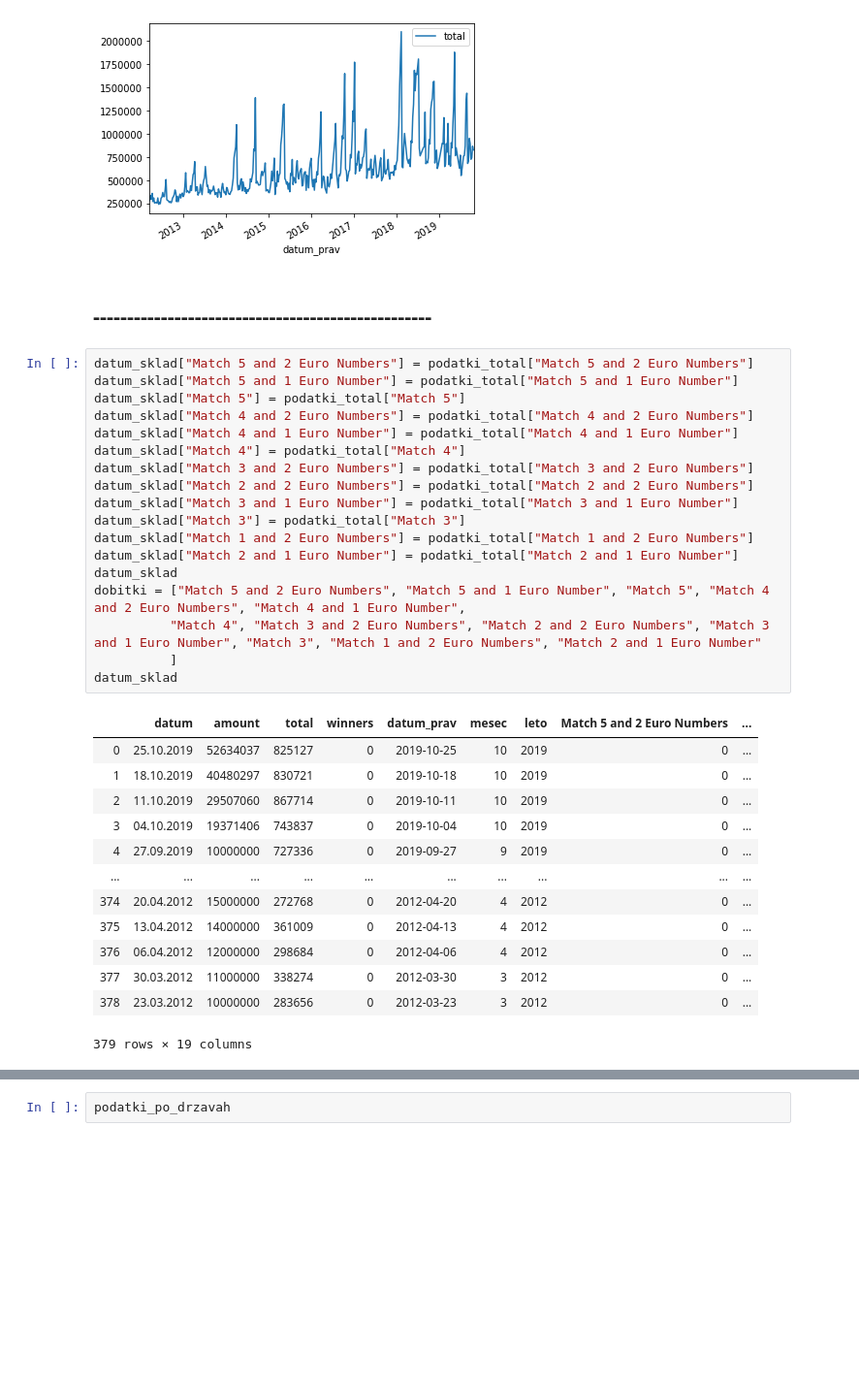
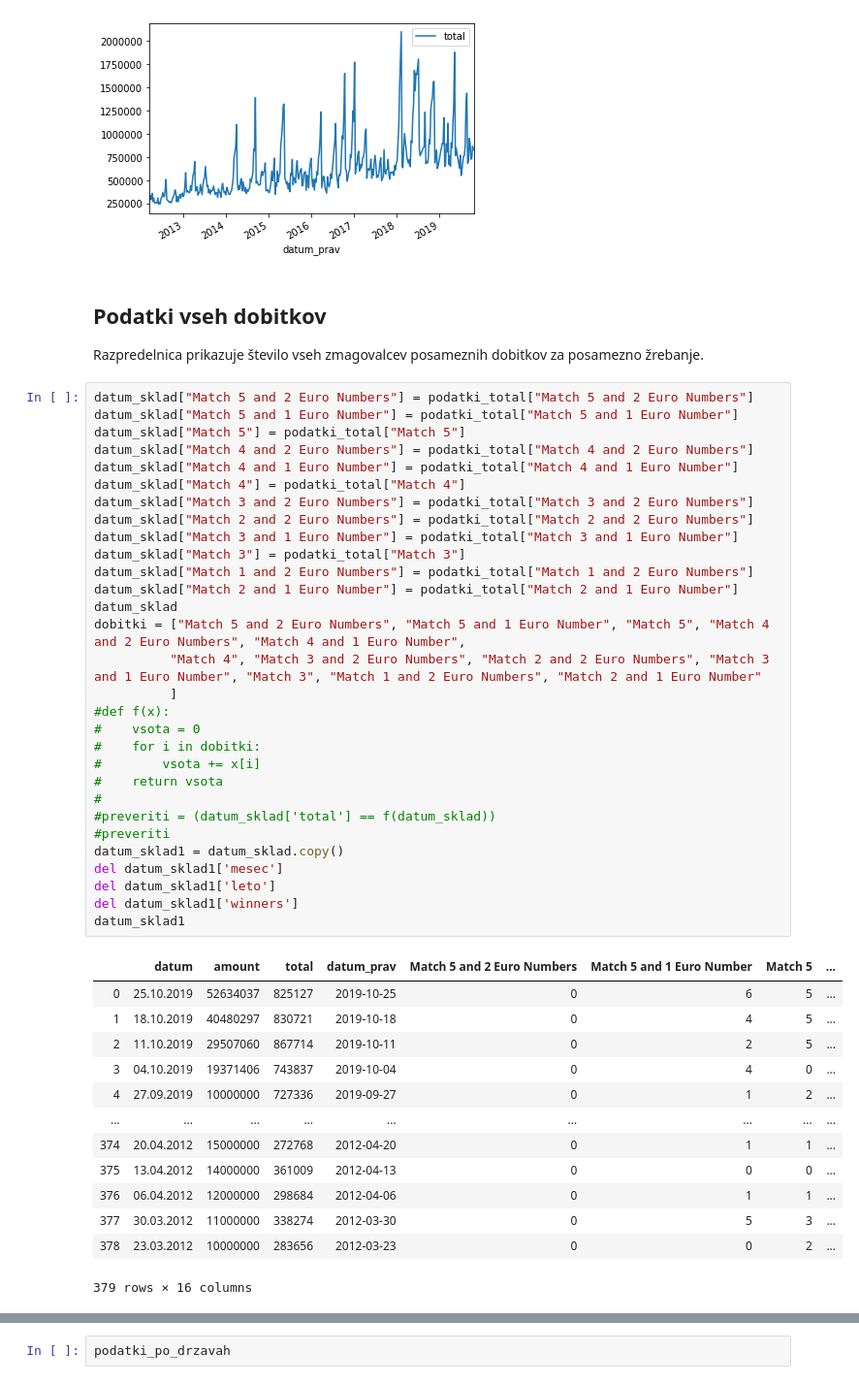
Before and after one commit to Andraz1999/Analiza_podatkov, a Jupyter notebook: Analiza_za_euro_jackpot.ipynb, the cells around one changed output, grey strips where cells are left out. Shown at 97% size. Drawn from its saved outputs; the diff is of its cells as text; blank space fills up the shorter version.

```diff
--- a/Analiza_za_euro_jackpot.ipynb
+++ b/Analiza_za_euro_jackpot.ipynb
@@ -145,37 +176,50 @@ datum_sklad.plot(x ='datum_prav', y='total')
 # %% [output]
 <matplotlib.axes._subplots.AxesSubplot at 0x...>
 [figure]
-# %% [markdown]
-## --------------------------------------------------
+# %% [markdown]
+## Podatki vseh dobitkov
+Razpredelnica prikazuje število vseh zmagovalcev posameznih dobitkov za posamezno žrebanje.
 # %%
 datum_sklad["Match 5 and 2 Euro Numbers"] = podatki_total["Match 5 and 2 Euro Numbers"]
 datum_sklad["Match 5 and 1 Euro Number"] = podatki_total["Match 5 and 1 Euro Number"]
 datum_sklad["Match 5"] = podatki_total["Match 5"]
 datum_sklad["Match 4 and 2 Euro Numbers"] = podatki_total["Match 4 and 2 Euro Numbers"]
 datum_sklad["Match 4 and 1 Euro Number"] = podatki_total["Match 4 and 1 Euro Number"]
 datum_sklad["Match 4"] = podatki_total["Match 4"]
 datum_sklad["Match 3 and 2 Euro Numbers"] = podatki_total["Match 3 and 2 Euro Numbers"]
 datum_sklad["Match 2 and 2 Euro Numbers"] = podatki_total["Match 2 and 2 Euro Numbers"]
 datum_sklad["Match 3 and 1 Euro Number"] = podatki_total["Match 3 and 1 Euro Number"]
 datum_sklad["Match 3"] = podatki_total["Match 3"]
 datum_sklad["Match 1 and 2 Euro Numbers"] = podatki_total["Match 1 and 2 Euro Numbers"]
 datum_sklad["Match 2 and 1 Euro Number"] = podatki_total["Match 2 and 1 Euro Number"]
 datum_sklad
 dobitki = ["Match 5 and 2 Euro Numbers", "Match 5 and 1 Euro Number", "Match 5", "Match 4 and 2 Euro Numbers", "Match 4 and 1 Euro Number",
           "Match 4", "Match 3 and 2 Euro Numbers", "Match 2 and 2 Euro Numbers", "Match 3 and 1 Euro Number", "Match 3", "Match 1 and 2 Euro Numbers", "Match 2 and 1 Euro Number"
           ]
-datum_sklad
+#def f(x):
+#    vsota = 0
+#    for i in dobitki:
+#        vsota += x[i]
+#    return vsota
+#
+#preveriti = (datum_sklad['total'] == f(datum_sklad))
+#preveriti
+datum_sklad1 = datum_sklad.copy()
+del datum_sklad1['mesec']
+del datum_sklad1['leto']
+del datum_sklad1['winners']
+datum_sklad1
 # %% [output]
-|  | datum | amount | total | winners | datum_prav | mesec | leto | Match 5 and 2 Euro Numbers | ... |
-| 0 | 25.10.2019 | 52634037 | 825127 | 0 | 2019-10-25 | 10 | 2019 | 0 | ... |
-| 1 | 18.10.2019 | 40480297 | 830721 | 0 | 2019-10-18 | 10 | 2019 | 0 | ... |
-| 2 | 11.10.2019 | 29507060 | 867714 | 0 | 2019-10-11 | 10 | 2019 | 0 | ... |
-| 3 | 04.10.2019 | 19371406 | 743837 | 0 | 2019-10-04 | 10 | 2019 | 0 | ... |
-| 4 | 27.09.2019 | 10000000 | 727336 | 0 | 2019-09-27 | 9 | 2019 | 0 | ... |
-| ... | ... | ... | ... | ... | ... | ... | ... | ... | ... |
-| 374 | 20.04.2012 | 15000000 | 272768 | 0 | 2012-04-20 | 4 | 2012 | 0 | ... |
-| 375 | 13.04.2012 | 14000000 | 361009 | 0 | 2012-04-13 | 4 | 2012 | 0 | ... |
-| 376 | 06.04.2012 | 12000000 | 298684 | 0 | 2012-04-06 | 4 | 2012 | 0 | ... |
-| 377 | 30.03.2012 | 11000000 | 338274 | 0 | 2012-03-30 | 3 | 2012 | 0 | ... |
-| 378 | 23.03.2012 | 10000000 | 283656 | 0 | 2012-03-23 | 3 | 2012 | 0 | ... |
+|  | datum | amount | total | datum_prav | Match 5 and 2 Euro Numbers | Match 5 and 1 Euro Number | Match 5 | ... |
+| 0 | 25.10.2019 | 52634037 | 825127 | 2019-10-25 | 0 | 6 | 5 | ... |
+| 1 | 18.10.2019 | 40480297 | 830721 | 2019-10-18 | 0 | 4 | 5 | ... |
+| 2 | 11.10.2019 | 29507060 | 867714 | 2019-10-11 | 0 | 2 | 5 | ... |
+| 3 | 04.10.2019 | 19371406 | 743837 | 2019-10-04 | 0 | 4 | 0 | ... |
+| 4 | 27.09.2019 | 10000000 | 727336 | 2019-09-27 | 0 | 1 | 2 | ... |
+| ... | ... | ... | ... | ... | ... | ... | ... | ... |
+| 374 | 20.04.2012 | 15000000 | 272768 | 2012-04-20 | 0 | 1 | 1 | ... |
+| 375 | 13.04.2012 | 14000000 | 361009 | 2012-04-13 | 0 | 0 | 0 | ... |
+| 376 | 06.04.2012 | 12000000 | 298684 | 2012-04-06 | 0 | 1 | 1 | ... |
+| 377 | 30.03.2012 | 11000000 | 338274 | 2012-03-30 | 0 | 5 | 3 | ... |
+| 378 | 23.03.2012 | 10000000 | 283656 | 2012-03-23 | 0 | 0 | 2 | ... |
-379 rows × 19 columns
+379 rows × 16 columns
```
Also changed, not shown: parts of 44 cells of this notebook, 2 other files.
